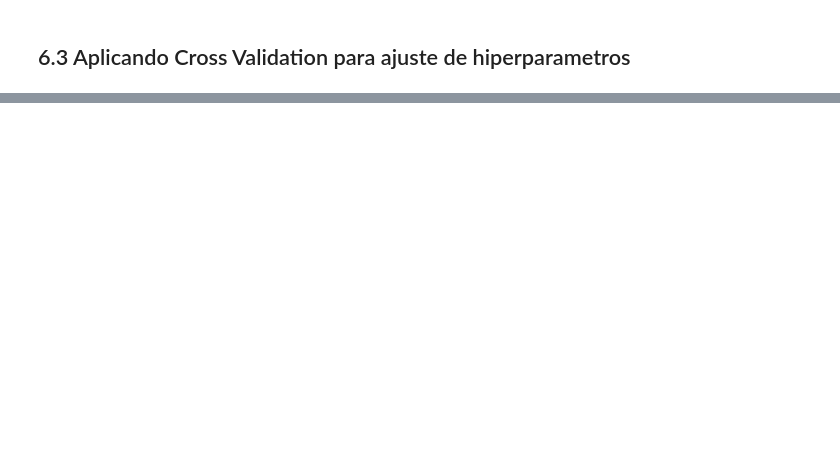
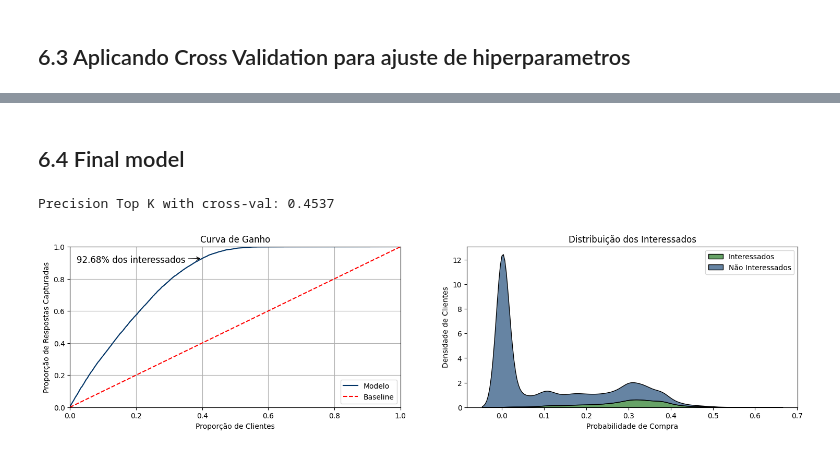
Before and after one commit to RafaelLuckner/Propensao_Compra, a Jupyter notebook: notebooks/propensao_projeto.ipynb, the cells around one changed output, grey strips where cells are left out. Saved outputs shown, nothing was run; the diff lists cells and outputs as text; code cells hidden in the pictures; blank space fills up the shorter version.

```diff
--- a/notebooks/propensao_projeto.ipynb
+++ b/notebooks/propensao_projeto.ipynb
@@ -1000,0 +1104,11 @@ Precision top K: 0.4432783608195902
+# %% [markdown]
+## 6.4 Final model
+# %%
+rf = RandomForestClassifier(n_estimators=100,min_samples_split=10, max_depth=12,random_state = 0,min_samples_leaf=4, max_features = 'sqrt', bootstrap= True)
+
+cross_val_result = cross_validation_pipeline(df2, n_splits=5, model=rf)
+curva_ganho(yproba_rf, y_val, figsize = (18,4), text = (0.02,0.9))
+print(f'Precision Top K with cross-val: {(cross_val_result):.4f}')
+# %% [output]
+Precision Top K with cross-val: 0.4537
+[figure, added]
```
Also changed, not shown: parts of 12 cells of this notebook, 2 other files.
